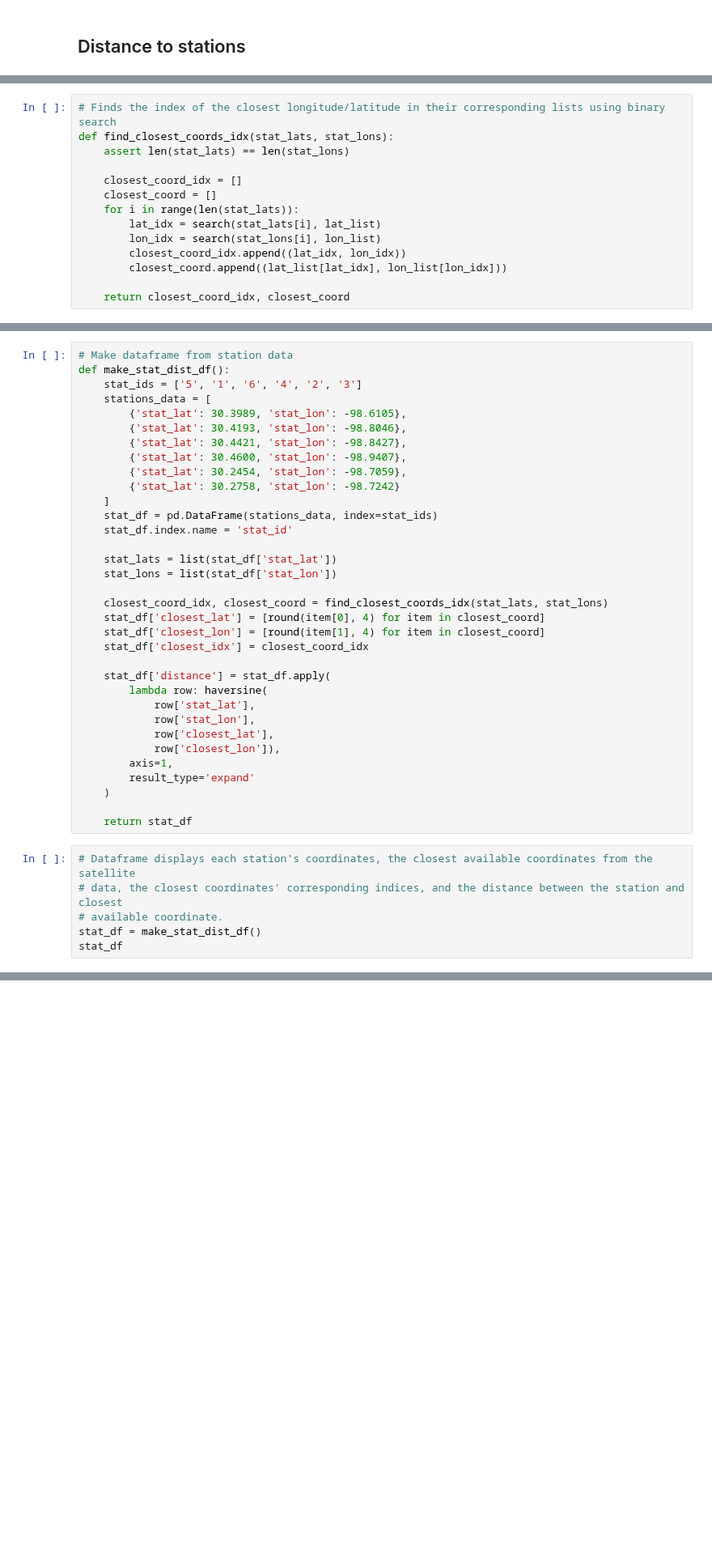
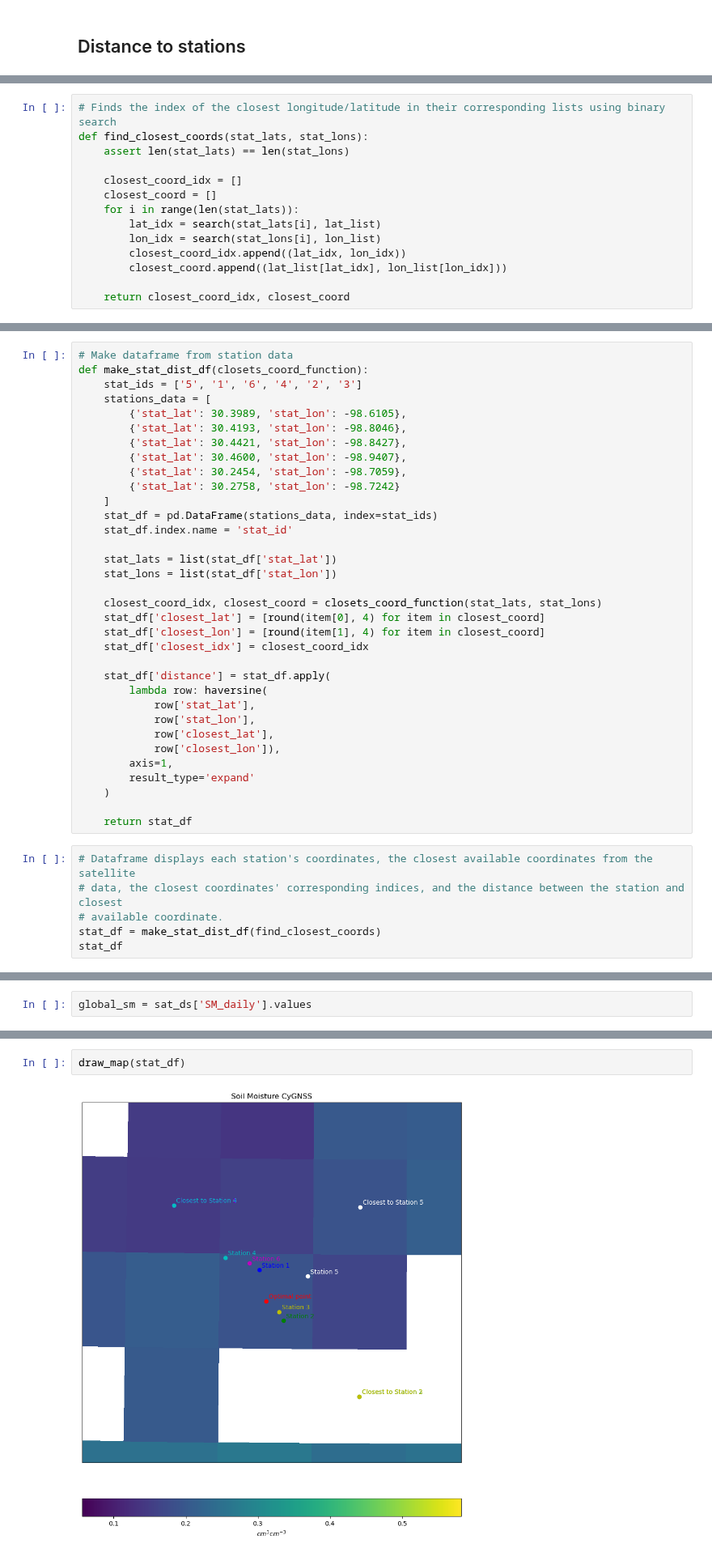
Before and after one commit to kiat/tx-soil-moisture, a Jupyter notebook: satellite/Satellite_Dataset_Generation.ipynb, the cells around one changed output, grey strips where cells are left out. Shown at 81% size. Drawn from its saved outputs; the diff is of its cells as text; blank space fills up the shorter version.

```diff
--- a/satellite/Satellite_Dataset_Generation.ipynb
+++ b/satellite/Satellite_Dataset_Generation.ipynb
@@ -67,7 +72,7 @@ def search(val, lat_lon_list):
     return mid
 # %%
 # Finds the index of the closest longitude/latitude in their corresponding lists using binary search
-def find_closest_coords_idx(stat_lats, stat_lons):
+def find_closest_coords(stat_lats, stat_lons):
     assert len(stat_lats) == len(stat_lons)
 
     closest_coord_idx = []
@@ -100,7 +105,7 @@ def haversine(lat1, lon1, lat2, lon2):
     return distance
 # %%
 # Make dataframe from station data
-def make_stat_dist_df():
+def make_stat_dist_df(closets_coord_function):
     stat_ids = ['5', '1', '6', '4', '2', '3']
     stations_data = [
         {'stat_lat': 30.3989, 'stat_lon': -98.6105},
@@ -116,7 +121,7 @@ def make_stat_dist_df():
     stat_lats = list(stat_df['stat_lat'])
     stat_lons = list(stat_df['stat_lon'])
 
-    closest_coord_idx, closest_coord = find_closest_coords_idx(stat_lats, stat_lons)
+    closest_coord_idx, closest_coord = closets_coord_function(stat_lats, stat_lons)
     stat_df['closest_lat'] = [round(item[0], 4) for item in closest_coord]
     stat_df['closest_lon'] = [round(item[1], 4) for item in closest_coord]
     stat_df['closest_idx'] = closest_coord_idx
@@ -136,7 +141,7 @@ def make_stat_dist_df():
 # Dataframe displays each station's coordinates, the closest available coordinates from the satellite
 # data, the closest coordinates' corresponding indices, and the distance between the station and closest
 # available coordinate.
-stat_df = make_stat_dist_df()
+stat_df = make_stat_dist_df(find_closest_coords)
 stat_df
 # %% [output]
 |  | stat_lat | stat_lon | closest_lat | closest_lon | closest_idx | distance |
@@ -149,0 +157,2 @@ stat_df
+# %%
+global_sm = sat_ds['SM_daily'].values
@@ -149,0 +216,4 @@ stat_df
+# %%
+draw_map(stat_df)
+# %% [output]
+[figure, added]
```
Also changed, not shown: parts of 9 cells of this notebook, 6 other files.
